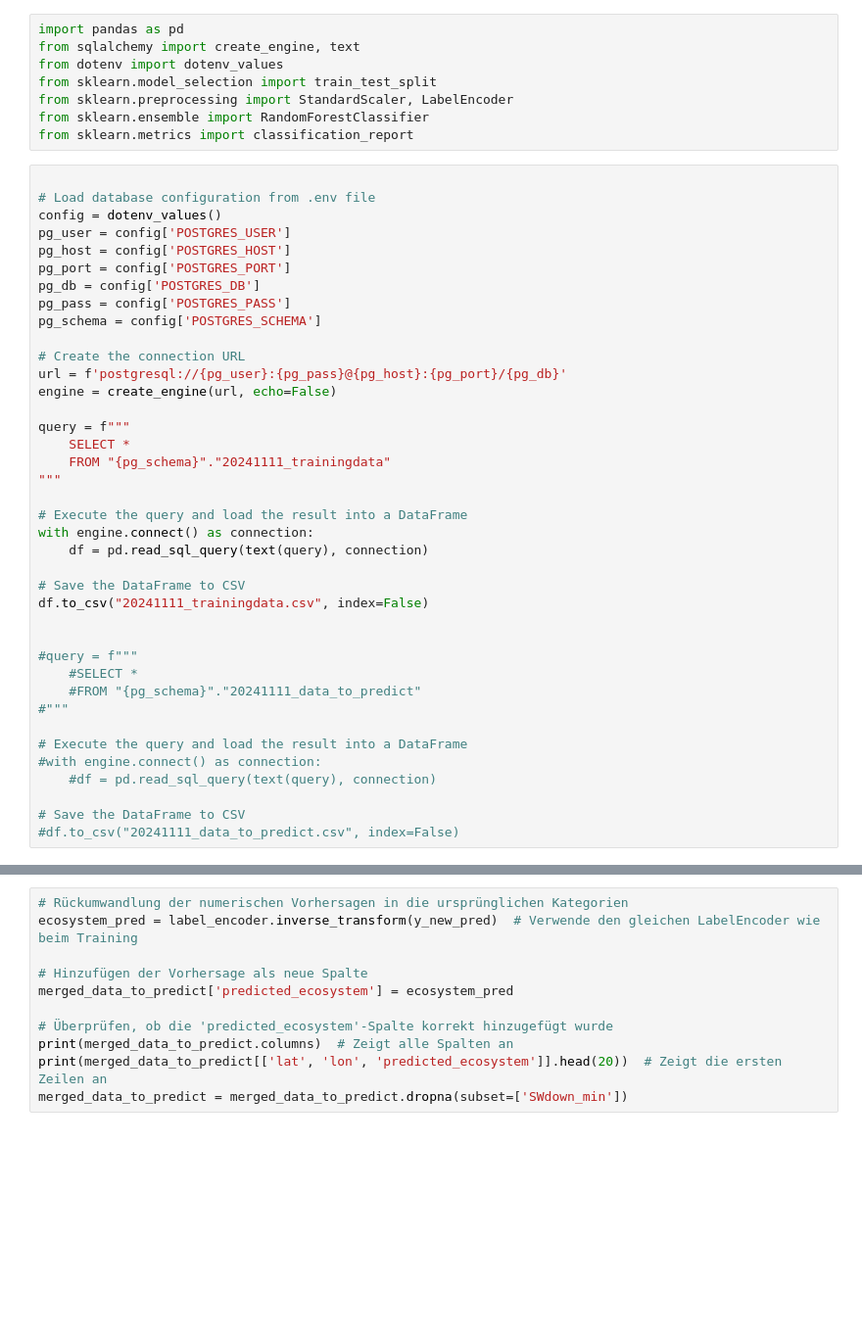
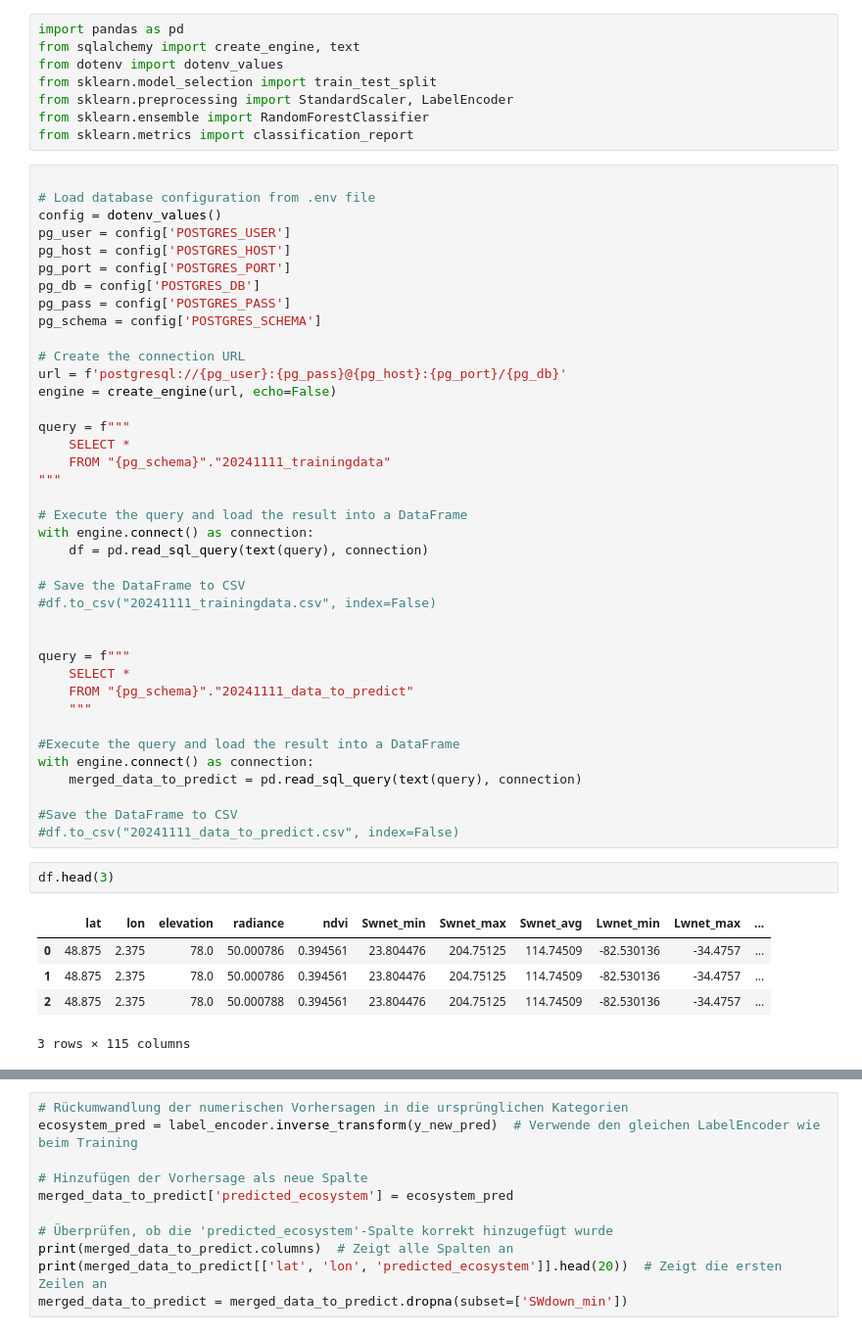
Before and after one commit to aschmidtphil/global_ecosystem_classifier, a Jupyter notebook: scripts/ecosystem_prediction_machine_learning.ipynb, the cells around one changed output, grey strips where cells are left out. Shown: that part at 98% size. Cells and saved outputs as stored; diff of their text form; blank space fills up the shorter version.

```diff
--- a/scripts/ecosystem_prediction_machine_learning.ipynb
+++ b/scripts/ecosystem_prediction_machine_learning.ipynb
@@ -31,17 +31,25 @@ with engine.connect() as connection:
     df = pd.read_sql_query(text(query), connection)
 
 # Save the DataFrame to CSV
-df.to_csv("20241111_trainingdata.csv", index=False)
+#df.to_csv("20241111_trainingdata.csv", index=False)
 
 
-#query = f"""
-    #SELECT *
-    #FROM "{pg_schema}"."20241111_data_to_predict"
-#"""
+query = f"""
+    SELECT *
+    FROM "{pg_schema}"."20241111_data_to_predict"
+    """
 
-# Execute the query and load the result into a DataFrame
-#with engine.connect() as connection:
-    #df = pd.read_sql_query(text(query), connection)
+#Execute the query and load the result into a DataFrame
+with engine.connect() as connection:
+    merged_data_to_predict = pd.read_sql_query(text(query), connection)
 
-# Save the DataFrame to CSV
+#Save the DataFrame to CSV
 #df.to_csv("20241111_data_to_predict.csv", index=False)
+# %%
+df.head(3)
+# %% [output]
+|  | lat | lon | elevation | radiance | ndvi | Swnet_min | Swnet_max | Swnet_avg | Lwnet_min | Lwnet_max | ... |
+| 0 | 48.875 | 2.375 | 78.0 | 50.000786 | 0.394561 | 23.804476 | 204.75125 | 114.74509 | -82.530136 | -34.4757 | ... |
+| 1 | 48.875 | 2.375 | 78.0 | 50.000786 | 0.394561 | 23.804476 | 204.75125 | 114.74509 | -82.530136 | -34.4757 | ... |
+| 2 | 48.875 | 2.375 | 78.0 | 50.000788 | 0.394561 | 23.804476 | 204.75125 | 114.74509 | -82.530136 | -34.4757 | ... |
+3 rows × 115 columns
```
Also changed, not shown: parts of 5 cells of this notebook, 1 other file.
